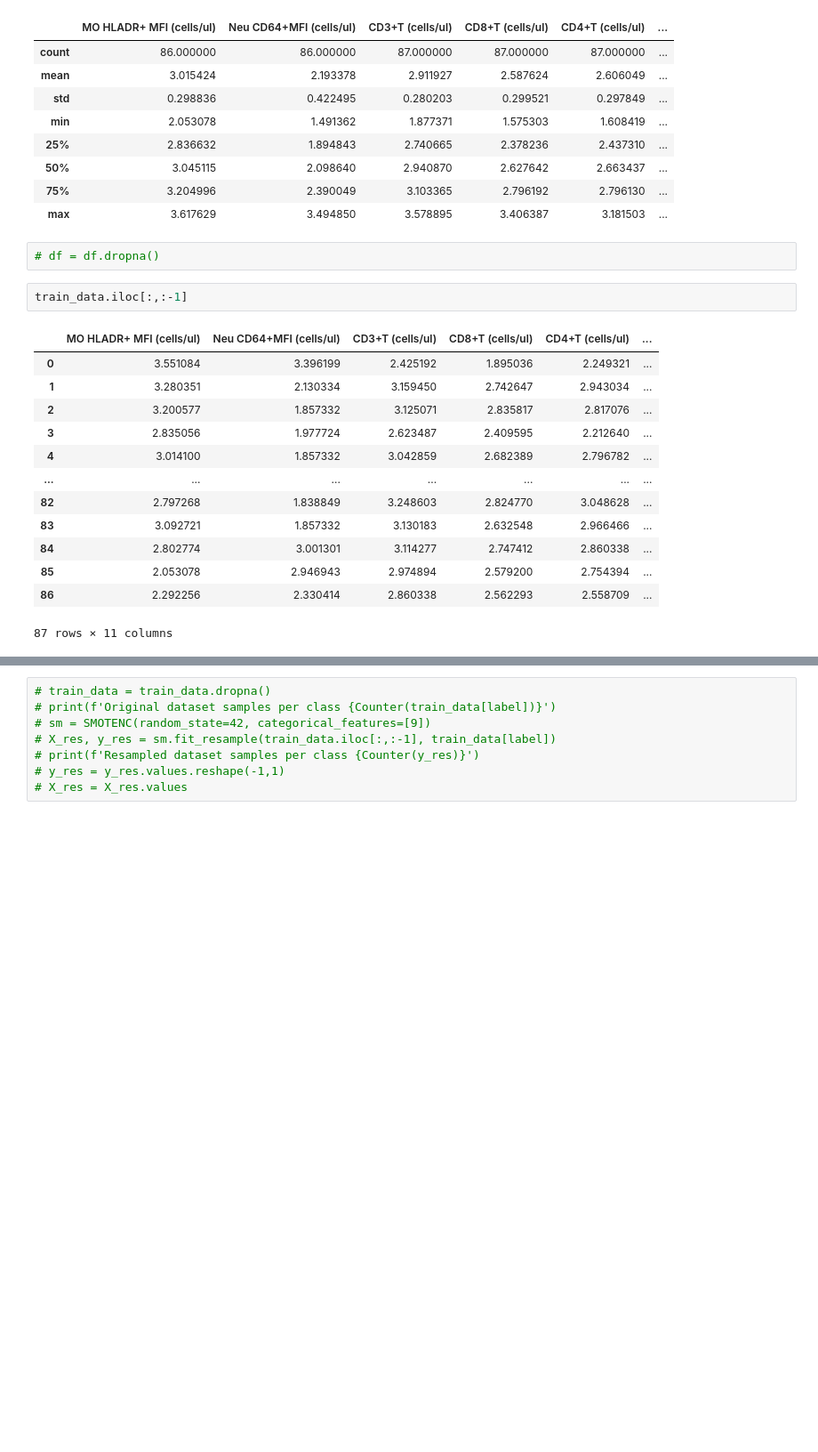
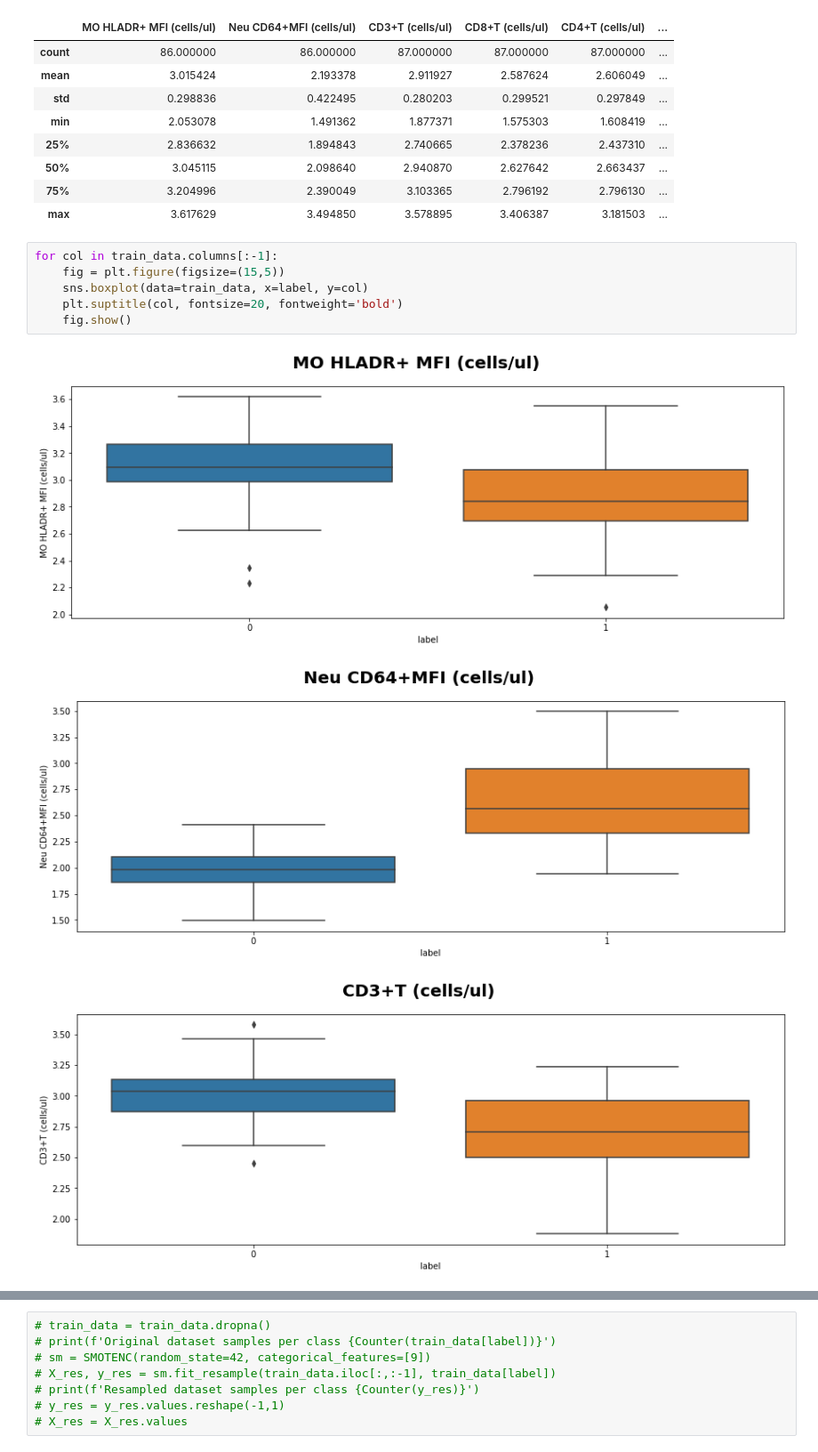
Before and after one commit to ycchanau/Individual_Project, a Jupyter notebook: 5001-individual-project.ipynb, the cells around one changed output, grey strips where cells are left out. Shown at 89% size. Saved outputs shown, nothing was run; the diff lists cells and outputs as text; blank space fills up the shorter version.

```diff
--- a/5001-individual-project.ipynb
+++ b/5001-individual-project.ipynb
@@ -143,21 +143,13 @@ train_data.describe()
 | 50% | 3.045115 | 2.098640 | 2.940870 | 2.627642 | 2.663437 | ... |
 | 75% | 3.204996 | 2.390049 | 3.103365 | 2.796192 | 2.796130 | ... |
 | max | 3.617629 | 3.494850 | 3.578895 | 3.406387 | 3.181503 | ... |
-# %%
-# df = df.dropna()
-# %%
-train_data.iloc[:,:-1]
-# %% [output]
-|  | MO HLADR+ MFI (cells/ul) | Neu CD64+MFI (cells/ul) | CD3+T (cells/ul) | CD8+T (cells/ul) | CD4+T (cells/ul) | ... |
-| 0 | 3.551084 | 3.396199 | 2.425192 | 1.895036 | 2.249321 | ... |
-| 1 | 3.280351 | 2.130334 | 3.159450 | 2.742647 | 2.943034 | ... |
-| 2 | 3.200577 | 1.857332 | 3.125071 | 2.835817 | 2.817076 | ... |
-| 3 | 2.835056 | 1.977724 | 2.623487 | 2.409595 | 2.212640 | ... |
-| 4 | 3.014100 | 1.857332 | 3.042859 | 2.682389 | 2.796782 | ... |
-| ... | ... | ... | ... | ... | ... | ... |
-| 82 | 2.797268 | 1.838849 | 3.248603 | 2.824770 | 3.048628 | ... |
-| 83 | 3.092721 | 1.857332 | 3.130183 | 2.632548 | 2.966466 | ... |
-| 84 | 2.802774 | 3.001301 | 3.114277 | 2.747412 | 2.860338 | ... |
-| 85 | 2.053078 | 2.946943 | 2.974894 | 2.579200 | 2.754394 | ... |
-| 86 | 2.292256 | 2.330414 | 2.860338 | 2.562293 | 2.558709 | ... |
-87 rows × 11 columns
+# %%
+for col in train_data.columns[:-1]:
+    fig = plt.figure(figsize=(15,5))
+    sns.boxplot(data=train_data, x=label, y=col)
+    plt.suptitle(col, fontsize=20, fontweight='bold')
+    fig.show()
+# %% [output]
+[figure, added]
+[figure, added]
+[figure, added]
```
Also changed, not shown: parts of 3 cells of this notebook.
